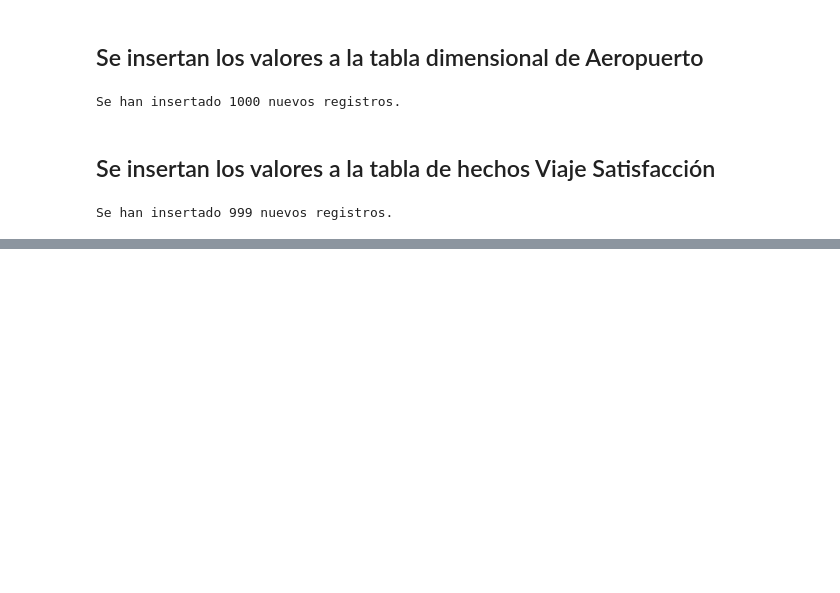
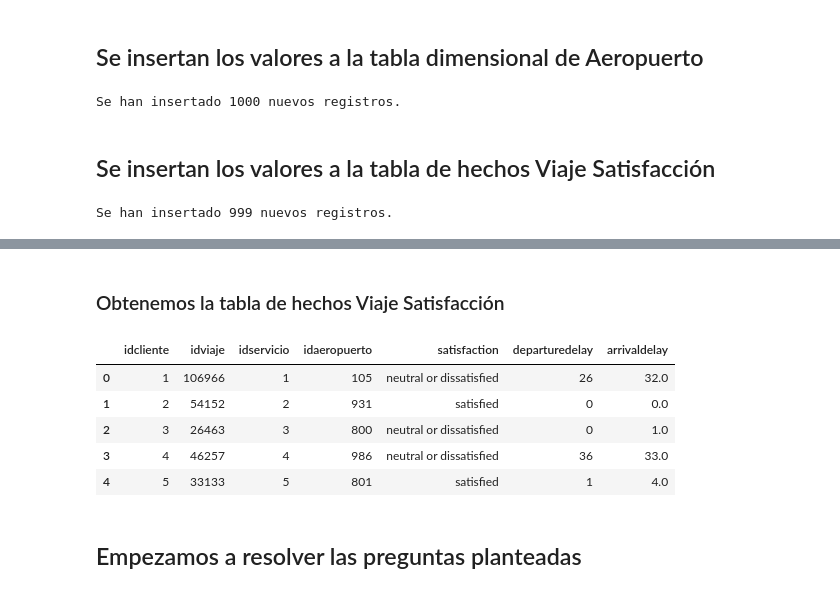
Before and after one commit to fernandosagastume/ProyectoFinalDSPython, a Jupyter notebook: src_code.ipynb, the cells around one changed output, grey strips where cells are left out. Drawn from its saved outputs; the diff is of its cells as text; code cells hidden in the pictures; blank space fills up the shorter version.

```diff
--- a/src_code.ipynb
+++ b/src_code.ipynb
@@ -440,0 +498,15 @@ Se han insertado 999 nuevos registros.
+# %% [markdown]
+### Obtenemos la tabla de hechos Viaje Satisfacción
+# %%
+sql_query = 'SELECT * FROM viaje_satisfaccion;'
+df_vs = pd.read_sql(sql_query, postgres_driver)
+df_vs.head()
+# %% [output]
+|  | idcliente | idviaje | idservicio | idaeropuerto | satisfaction | departuredelay | arrivaldelay |
+| 0 | 1 | 106966 | 1 | 105 | neutral or dissatisfied | 26 | 32.0 |
+| 1 | 2 | 54152 | 2 | 931 | satisfied | 0 | 0.0 |
+| 2 | 3 | 26463 | 3 | 800 | neutral or dissatisfied | 0 | 1.0 |
+| 3 | 4 | 46257 | 4 | 986 | neutral or dissatisfied | 36 | 33.0 |
+| 4 | 5 | 33133 | 5 | 801 | satisfied | 1 | 4.0 |
+# %% [markdown]
+## Empezamos a resolver las preguntas planteadas
```
Also changed, not shown: parts of 10 cells of this notebook.
